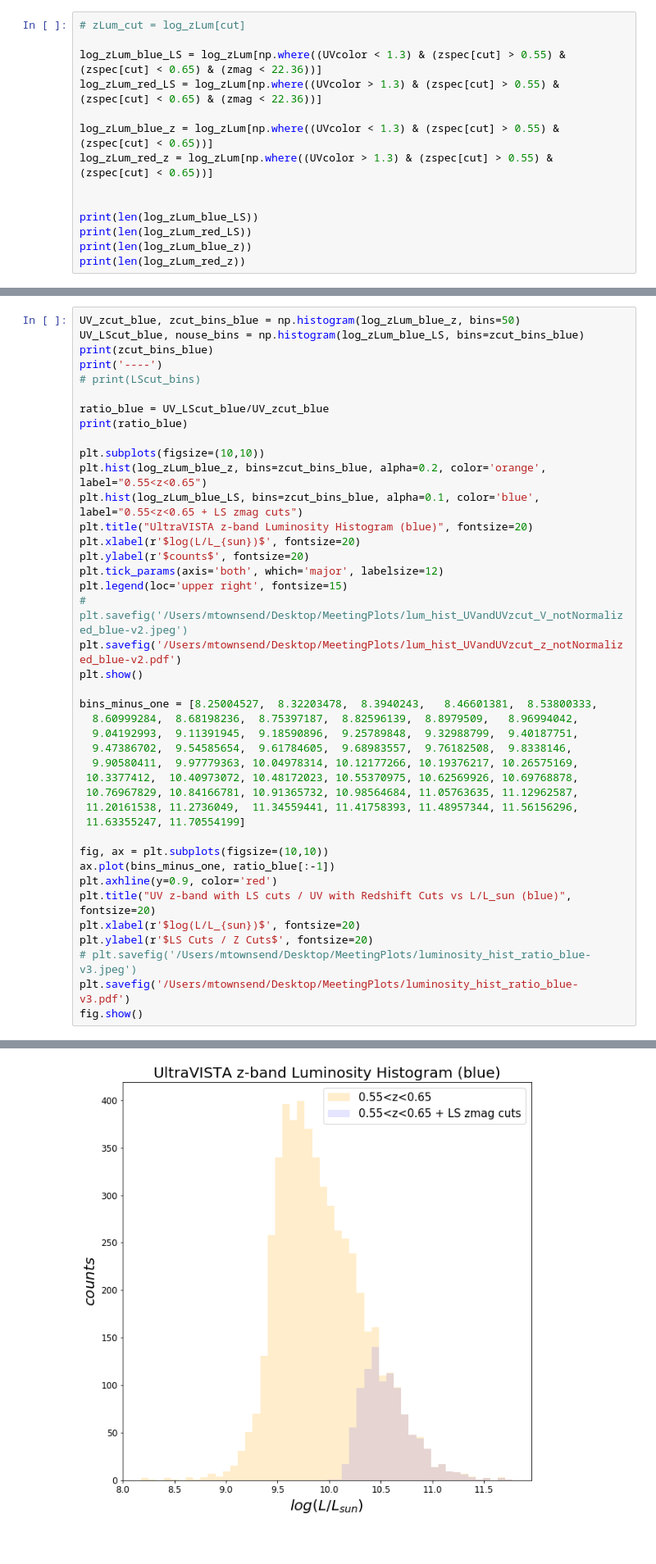
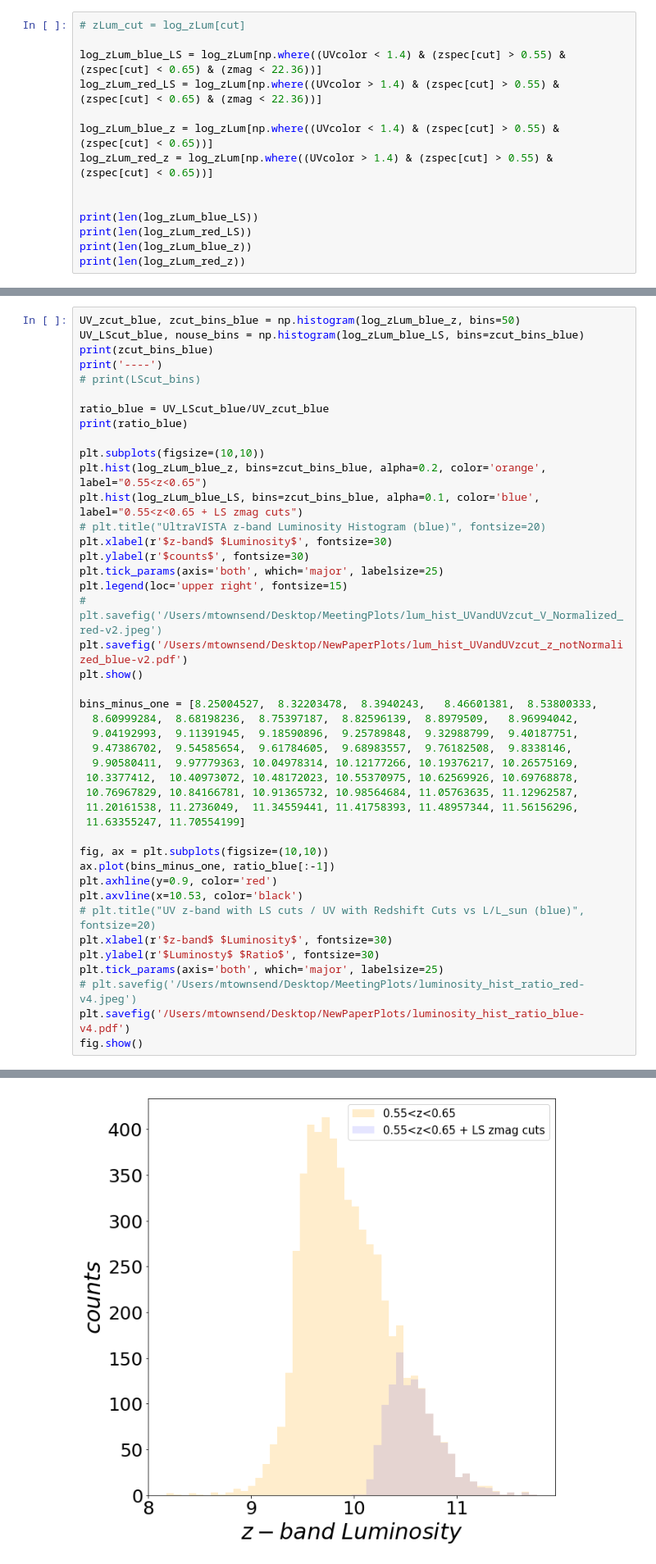
Before and after one commit to metownsend/LRG-Sats, a Jupyter notebook: ultraVISTA_analysis.ipynb, the cells around one changed output, grey strips where cells are left out. Shown at 82% size. Drawn from its saved outputs; the diff is of its cells as text.

```diff
--- a/ultraVISTA_analysis.ipynb
+++ b/ultraVISTA_analysis.ipynb
@@ -356,11 +359,11 @@ fig.show()
 # %%
 # zLum_cut = log_zLum[cut]
 
-log_zLum_blue_LS = log_zLum[np.where((UVcolor < 1.3) & (zspec[cut] > 0.55) & (zspec[cut] < 0.65) & (zmag < 22.36))]
-log_zLum_red_LS = log_zLum[np.where((UVcolor > 1.3) & (zspec[cut] > 0.55) & (zspec[cut] < 0.65) & (zmag < 22.36))]
+log_zLum_blue_LS = log_zLum[np.where((UVcolor < 1.4) & (zspec[cut] > 0.55) & (zspec[cut] < 0.65) & (zmag < 22.36))]
+log_zLum_red_LS = log_zLum[np.where((UVcolor > 1.4) & (zspec[cut] > 0.55) & (zspec[cut] < 0.65) & (zmag < 22.36))]
 
-log_zLum_blue_z = log_zLum[np.where((UVcolor < 1.3) & (zspec[cut] > 0.55) & (zspec[cut] < 0.65))]
-log_zLum_red_z = log_zLum[np.where((UVcolor > 1.3) & (zspec[cut] > 0.55) & (zspec[cut] < 0.65))]
+log_zLum_blue_z = log_zLum[np.where((UVcolor < 1.4) & (zspec[cut] > 0.55) & (zspec[cut] < 0.65))]
+log_zLum_red_z = log_zLum[np.where((UVcolor > 1.4) & (zspec[cut] > 0.55) & (zspec[cut] < 0.65))]
 
 
 print(len(log_zLum_blue_LS))
@@ -448,13 +453,13 @@ print(ratio_blue)
 plt.subplots(figsize=(10,10))
 plt.hist(log_zLum_blue_z, bins=zcut_bins_blue, alpha=0.2, color='orange', label="0.55<z<0.65")
 plt.hist(log_zLum_blue_LS, bins=zcut_bins_blue, alpha=0.1, color='blue', label="0.55<z<0.65 + LS zmag cuts")
-plt.title("UltraVISTA z-band Luminosity Histogram (blue)", fontsize=20)
-plt.xlabel(r'$log(L/L_{sun})$', fontsize=20)
-plt.ylabel(r'$counts$', fontsize=20)
-plt.tick_params(axis='both', which='major', labelsize=12)
+# plt.title("UltraVISTA z-band Luminosity Histogram (blue)", fontsize=20)
+plt.xlabel(r'$z-band$ $Luminosity$', fontsize=30)
+plt.ylabel(r'$counts$', fontsize=30)
+plt.tick_params(axis='both', which='major', labelsize=25)
 plt.legend(loc='upper right', fontsize=15)
-# plt.savefig('/Users/mtownsend/Desktop/MeetingPlots/lum_hist_UVandUVzcut_V_notNormalized_blue-v2.jpeg')
-plt.savefig('/Users/mtownsend/Desktop/MeetingPlots/lum_hist_UVandUVzcut_z_notNormalized_blue-v2.pdf')
+# plt.savefig('/Users/mtownsend/Desktop/MeetingPlots/lum_hist_UVandUVzcut_V_Normalized_red-v2.jpeg')
+plt.savefig('/Users/mtownsend/Desktop/NewPaperPlots/lum_hist_UVandUVzcut_z_notNormalized_blue-v2.pdf')
 plt.show()
 
 bins_minus_one = [8.25004527,  8.32203478,  8.3940243,   8.46601381,  8.53800333,
@@ -470,11 +475,13 @@ bins_minus_one = [8.25004527,  8.32203478,  8.3940243,   8.46601381,  8.53800333
 fig, ax = plt.subplots(figsize=(10,10))
 ax.plot(bins_minus_one, ratio_blue[:-1])
 plt.axhline(y=0.9, color='red')
-plt.title("UV z-band with LS cuts / UV with Redshift Cuts vs L/L_sun (blue)", fontsize=20)
-plt.xlabel(r'$log(L/L_{sun})$', fontsize=20)
-plt.ylabel(r'$LS Cuts / Z Cuts$', fontsize=20)
-# plt.savefig('/Users/mtownsend/Desktop/MeetingPlots/luminosity_hist_ratio_blue-v3.jpeg')
-plt.savefig('/Users/mtownsend/Desktop/MeetingPlots/luminosity_hist_ratio_blue-v3.pdf')
+plt.axvline(x=10.53, color='black')
+# plt.title("UV z-band with LS cuts / UV with Redshift Cuts vs L/L_sun (blue)", fontsize=20)
+plt.xlabel(r'$z-band$ $Luminosity$', fontsize=30)
+plt.ylabel(r'$Luminosty$ $Ratio$', fontsize=30)
+plt.tick_params(axis='both', which='major', labelsize=25)
+# plt.savefig('/Users/mtownsend/Desktop/MeetingPlots/luminosity_hist_ratio_red-v4.jpeg')
+plt.savefig('/Users/mtownsend/Desktop/NewPaperPlots/luminosity_hist_ratio_blue-v4.pdf')
 fig.show()
 # %% [output]
 [ 8.17805575  8.25004527  8.32203478  8.3940243   8.46601381  8.53800333
@@ -499 +506 @@ fig.show()
-[figure, old version]
+[figure, new version]
```
Also changed, not shown: parts of 6 cells of this notebook.
